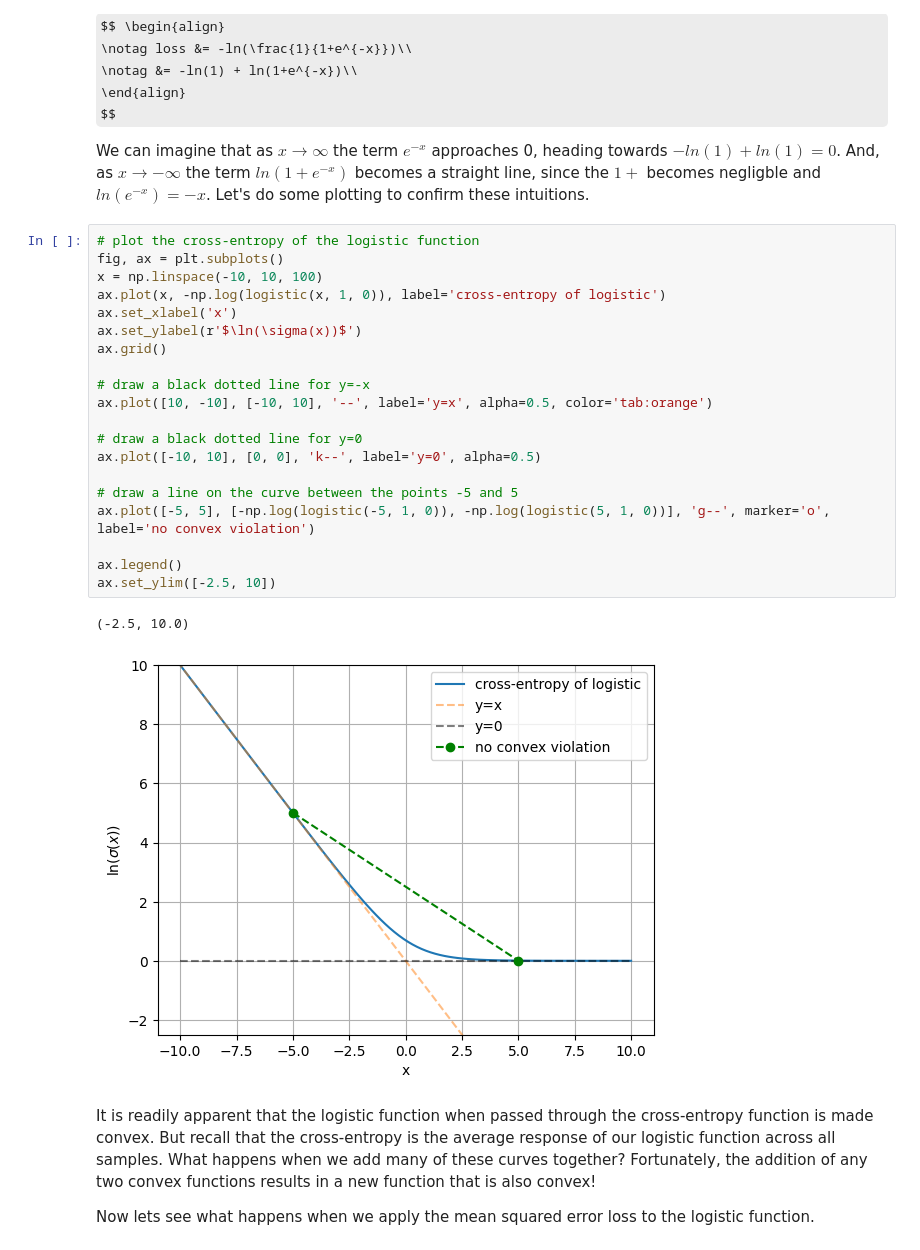
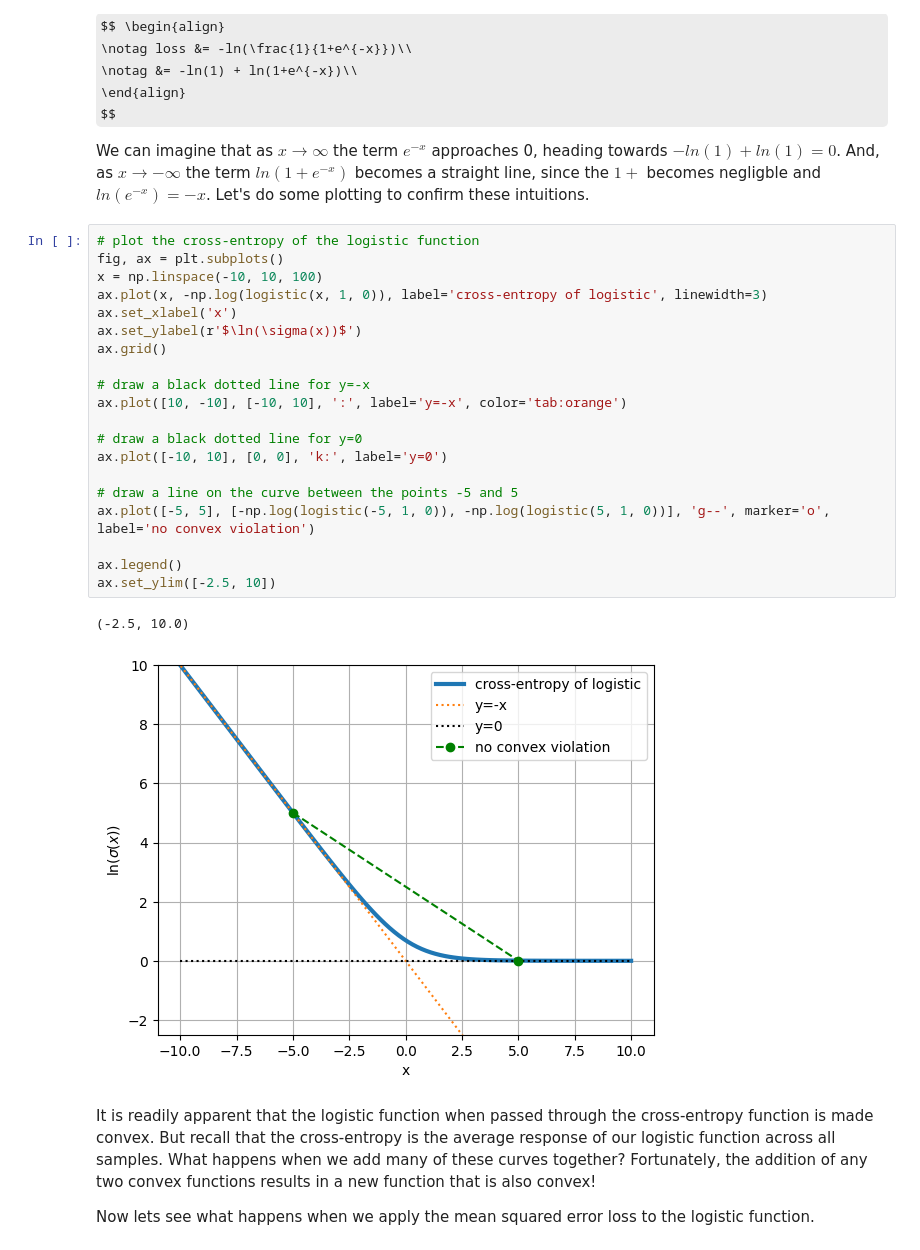
Before and after one commit to dbheadley/DecodingTheBrain, a Jupyter notebook: Week4/notes.ipynb, the cells around one changed output. Drawn from its saved outputs; the diff is of its cells as text; some formulas as TeX source.

```diff
--- a/Week4/notes.ipynb
+++ b/Week4/notes.ipynb
@@ -640,26 +640,26 @@ We can imagine that as $x \to \infty$ the term $e^{-x}$ approaches 0, heading to
 # %%
 # plot the cross-entropy of the logistic function
 fig, ax = plt.subplots()
 x = np.linspace(-10, 10, 100)
-ax.plot(x, -np.log(logistic(x, 1, 0)), label='cross-entropy of logistic')
+ax.plot(x, -np.log(logistic(x, 1, 0)), label='cross-entropy of logistic', linewidth=3)
 ax.set_xlabel('x')
 ax.set_ylabel(r'$\ln(\sigma(x))$')
 ax.grid()
 
 # draw a black dotted line for y=-x
-ax.plot([10, -10], [-10, 10], '--', label='y=x', alpha=0.5, color='tab:orange')
+ax.plot([10, -10], [-10, 10], ':', label='y=-x', color='tab:orange')
 
 # draw a black dotted line for y=0
-ax.plot([-10, 10], [0, 0], 'k--', label='y=0', alpha=0.5)
+ax.plot([-10, 10], [0, 0], 'k:', label='y=0')
 
 # draw a line on the curve between the points -5 and 5
 ax.plot([-5, 5], [-np.log(logistic(-5, 1, 0)), -np.log(logistic(5, 1, 0))], 'g--', marker='o', label='no convex violation')
 
 ax.legend()
 ax.set_ylim([-2.5, 10])
 # %% [output]
 (-2.5, 10.0)
-[figure, old version]
+[figure, new version]
 # %% [markdown]
 It is readily apparent that the logistic function when passed through the cross-entropy function is made convex. But recall that the cross-entropy is the average response of our logistic function across all samples. What happens when we add many of these curves together? Fortunately, the addition of any two convex functions results in a new function that is also convex!
 
```
Also changed, not shown: parts of 19 cells of this notebook.
